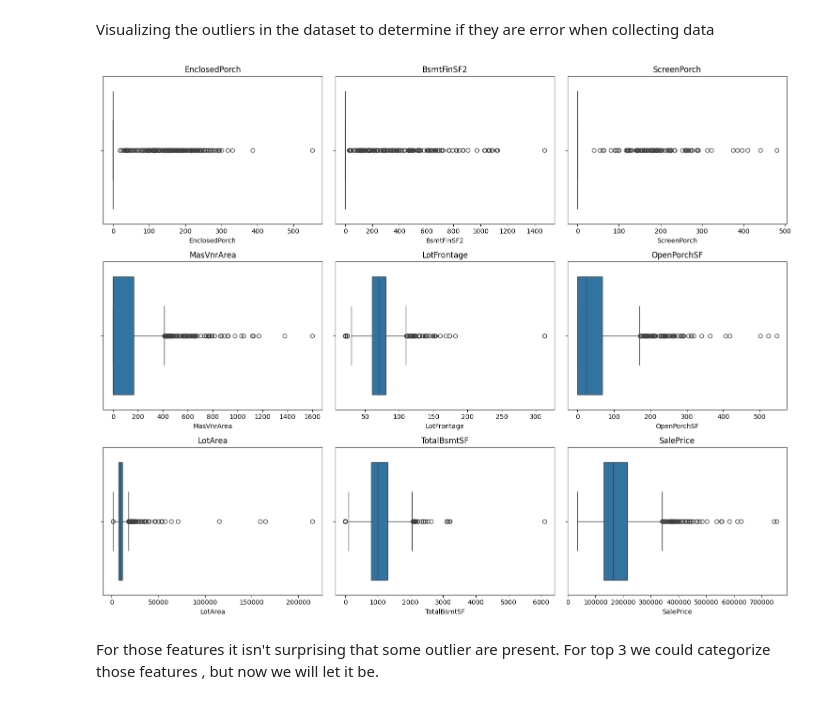
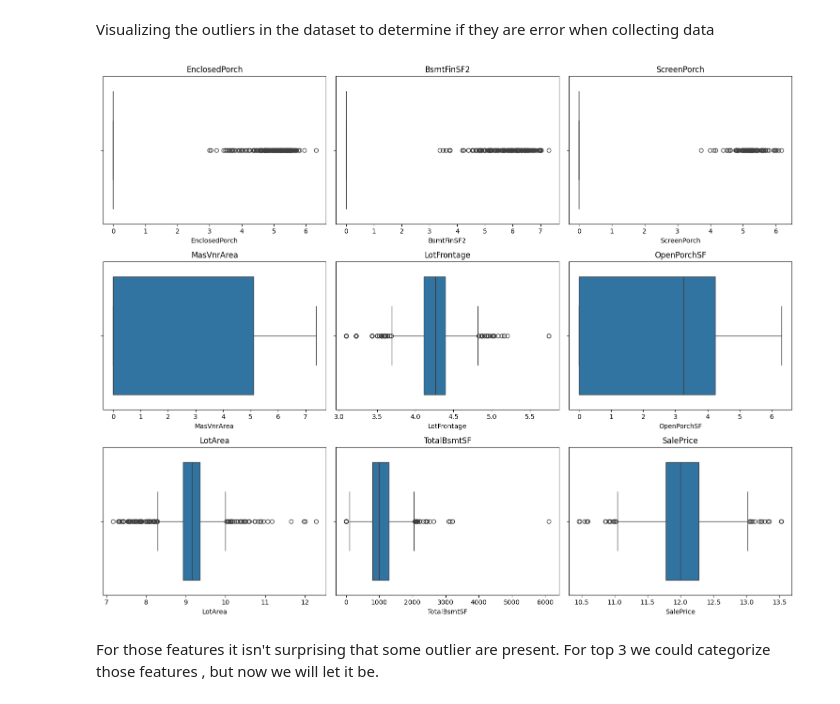
Before and after one commit to StDevon/house-prices-regression, a Jupyter notebook: EDA.ipynb, the cells around one changed output. Saved outputs shown, nothing was run; the diff lists cells and outputs as text; code cells hidden in the pictures.

```diff
--- a/EDA.ipynb
+++ b/EDA.ipynb
@@ -285,23 +287,23 @@ Visualizing the outliers in the dataset to determine if they are error when coll
 # %%
 features = list(outliers.keys())
 cols = 3  # you can adjust the number of columns
 rows = math.ceil(len(features) / cols)
 
 fig, axes = plt.subplots(rows, cols, figsize=(cols * 5, rows * 4))
 axes = axes.flatten()
 
 for i, feature in enumerate(features):
-    sns.boxplot(x=df[feature], ax=axes[i])
+    sns.boxplot(x=df_transformed[feature], ax=axes[i])
     axes[i].set_title(feature)
 
 # Remove any empty subplots if the grid has extra cells
 for j in range(i + 1, len(axes)):
     fig.delaxes(axes[j])
 
 plt.tight_layout()
 plt.show()
 # %% [output]
-[figure, old version]
+[figure, new version]
 # %% [markdown]
 For those features it isn't surprising that some outlier are present. For top 3 we could categorize those features , but now we will let it be.
 # %% [markdown]
```
Also changed, not shown: parts of 14 cells of this notebook, 3 other files.
